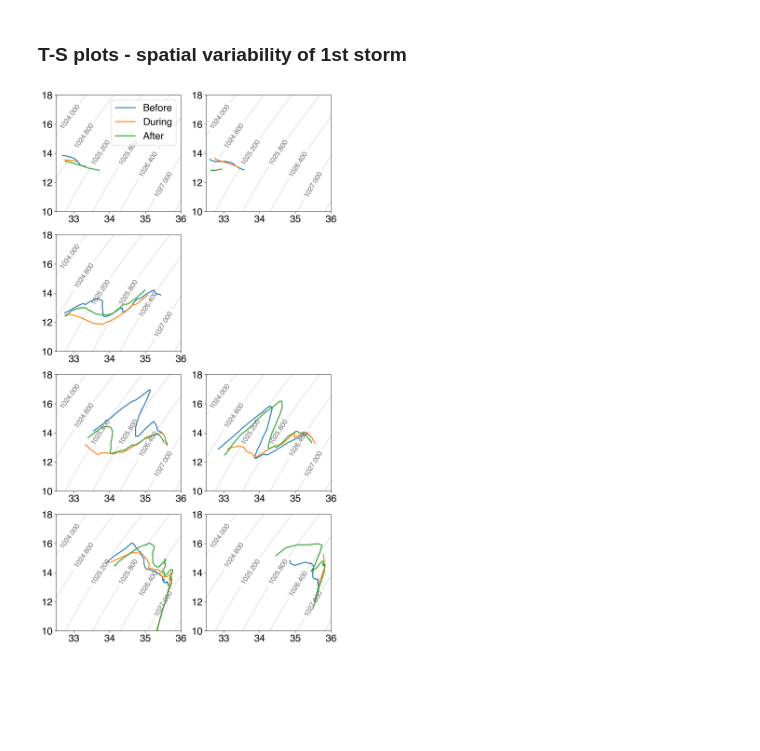
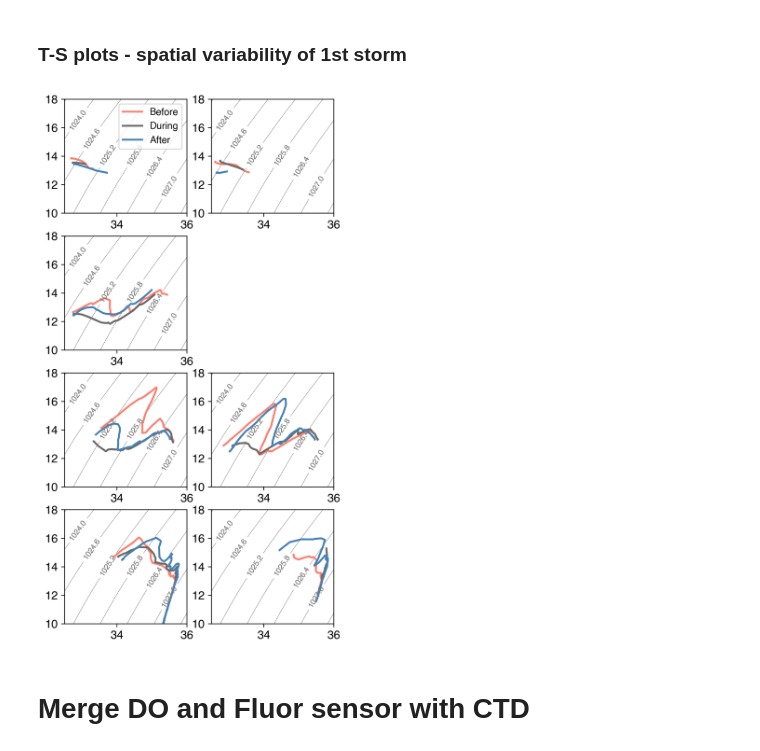
Before and after one commit to ooi-ecs/ECS-Observatory-Collaboration, a Jupyter notebook: PioneerStorms2018/analysis/ProfilerCTD_RequestsAndAnalysis.ipynb, the cells around one changed output. Saved outputs shown, nothing was run; the diff lists cells and outputs as text; code cells hidden in the pictures; blank space fills up the shorter version.

Commit message:
DO,fluor profiles

```diff
--- a/PioneerStorms2018/analysis/ProfilerCTD_RequestsAndAnalysis.ipynb
+++ b/PioneerStorms2018/analysis/ProfilerCTD_RequestsAndAnalysis.ipynb
@@ -20,11 +20,11 @@ import matplotlib as mpl
 
 Setup the data needed to make the request. This includes the specifics of the data and timeframe you would like and the necessary urls.
 # %%
-site = 'CP02PMUO' #'CP01CNPM','CP02PMCI','CP02PMCO','CP02PMUI','CP02PMUO','CP03ISPM','CP04OSPM'
+site = 'CP02PMCO' #'CP01CNPM','CP02PMCI','CP02PMCO','CP02PMUI','CP02PMUO','CP03ISPM','CP04OSPM'
 node = 'WFP01'
-instrument= '03-CTDPFK000'
+instrument= '03-CTDPFK000' # '04-FLORTK000' for fluorometer, '02-DOFSTK000' for dissolved oxygen
 method = 'telemetered'
-stream = 'ctdpf_ckl_wfp_instrument'
+stream = 'ctdpf_ckl_wfp_instrument' #'flort_sample' for fluorometer, 'dofst_k_wfp_instrument' for dissolved oxygen
 api_base_url = 'https://ooinet.oceanobservatories.org/api/m2m/12576/sensor/inv' #This is the base url for the API. This does not change.
 time='?beginDT=2018-11-12T00:00:00.000Z&endDT=2018-12-06T00:00:00.000Z' # Date period of data to request. Must be in this datestring format to be appended to url.
 
@@ -71,7 +63,7 @@ for i in x:
         x.remove(i)
 datasets = [os.path.join(tds_url, i) for i in x]
 datasets = [d.replace('\\', '/') for d in datasets]
-ds = xr.open_mfdataset(datasets)
+ds = xr.open_mfdataset(datasets,compat='override')
 ds = ds.swap_dims({'obs': 'time'}) # Swap the primary dimension
 ds = ds.chunk({'time': 100}) # Used for optimization
 ds = ds.sortby('time') # Data from different deployments can overlap so we want to sort all data by time stamp.
@@ -79,8 +71,8 @@ ds = ds.sortby('time') # Data from different deployments can overlap so we want
 ### Reformat and save the data
 Once the data is local, we can convert it into a standard 2-dimensional time indexed table using pandas, then save the data to a .csv file for future use.
 # %%
-df = ds.to_array().to_pandas().T
-df.to_csv('data/insts_Avery/'+site+'_ctd.csv')
+df = ds.to_dataframe()
+df.to_csv('../data/ProfilerCTD/'+site+'_flor.csv')
 # %% [markdown]
 # Data Analysis
 
@@ -137,16 +129,19 @@ def quickProfile(y,d): # For producing quick depth vs. variable profile figure
             ax1.set_ylabel('Depth (m)')
 
 def quickProfileComp(d,title,leg=False): # For producing quick Y vs Y plots, such as TS diagrams. see calls below for implementation.
+    colors = ['salmon','dimgrey','steelblue']
+    ct = 0
     for di in d:
         plt.axis([32.5,36,10,18])
         x = np.linspace(32.5, 36, 50)
         y = np.linspace(10, 18, 50)
         X, Y = np.meshgrid(x, y)
         contours = plt.contour(X, Y, sw.eos80.dens0(X, Y), colors='grey');
-        plt.clabel(contours, inline=True, fontsize=14)
-        plt.plot(di[list(di.keys())[0]],di[list(di.keys())[1]],linewidth=2)
+        plt.clabel(contours, inline=True, fontsize=8,fmt='%1.1f')
+        plt.plot(di[list(di.keys())[0]],di[list(di.keys())[1]],linewidth=2, color=colors[ct])
+        ct+=1
         if leg:
-            plt.legend(['Before','During','After'],loc='upper right')
+            plt.legend(['Before','During','After'],loc='upper right',fontsize=10)
         #plt.title(title)
 # %% [markdown]
 One additional data ask that was done to shrink the files was to remove all of the internal log numbers and unnecessary time stamps in each of the csv files and rewrite them. This only needs to be done once, and it will speed up future operations on reading the dataframes:
@@ -368,9 +357,9 @@ dfStats
 # %% [markdown]
 ### T-S plots - spatial variability of 1st storm
 # %%
-mpl.rcParams['lines.linewidth'] = .2
-mpl.rcParams['font.size'] = 20
-fig = plt.figure(figsize=(10,20),dpi = 300)
+mpl.rcParams['lines.linewidth'] = .3
+mpl.rcParams['font.size'] = 12
+fig = plt.figure(figsize=(5,10),dpi = 300)
 site = 'CP03ISPM'
 dfCTD = readDf('../data/ProfilerCTD/'+site+'_ctd.csv')
 x,y,d0=profilerGird(dfCTD, dfCTD.depth, [dfCTD.columns[0],dfCTD.columns[3]],1, '2018-11-14 16:00:00',end='2018-11-14 19:01:00',hour=1,combine=True)
@@ -401,31 +390,33 @@ x,y,d0=profilerGird(dfCTD, dfCTD.depth, [dfCTD.columns[0],dfCTD.columns[3]],1, '
 x,y,d1=profilerGird(dfCTD, dfCTD.depth, [dfCTD.columns[0],dfCTD.columns[3]],1, '2018-11-16 16:00:00',end='2018-11-16 19:01:00',hour=1,combine=True)
 x,y,d2=profilerGird(dfCTD, dfCTD.depth, [dfCTD.columns[0],dfCTD.columns[3]],1, '2018-11-18 16:00:00',end='2018-11-18 19:01:00',hour=1,combine=True)
 plt.subplot(425)
 quickProfileComp([d0,d1,d2],'Central Offshore')
 
 site = 'CP01CNPM'
 dfCTD = readDf('../data/ProfilerCTD/'+site+'_ctd.csv')
 x,y,d0=profilerGird(dfCTD, dfCTD.depth, [dfCTD.columns[0],dfCTD.columns[3]],1, '2018-11-14 16:00:00',end='2018-11-14 19:01:00',hour=1,combine=True)
 x,y,d1=profilerGird(dfCTD, dfCTD.depth, [dfCTD.columns[0],dfCTD.columns[3]],1, '2018-11-16 16:00:00',end='2018-11-16 19:01:00',hour=1,combine=True)
 x,y,d2=profilerGird(dfCTD, dfCTD.depth, [dfCTD.columns[0],dfCTD.columns[3]],1, '2018-11-18 16:00:00',end='2018-11-18 19:01:00',hour=1,combine=True)
 plt.subplot(426)
 quickProfileComp([d0,d1,d2],'Central')
 
 site = 'CP04OSPM'
 dfCTD = readDf('../data/ProfilerCTD/'+site+'_ctd.csv')
 x,y,d0=profilerGird(dfCTD, dfCTD.depth, [dfCTD.columns[0],dfCTD.columns[3]],1, '2018-11-14 16:00:00',end='2018-11-14 19:01:00',hour=1,combine=True)
 x,y,d1=profilerGird(dfCTD, dfCTD.depth, [dfCTD.columns[0],dfCTD.columns[3]],1, '2018-11-16 16:00:00',end='2018-11-16 19:01:00',hour=1,combine=True)
 x,y,d2=profilerGird(dfCTD, dfCTD.depth, [dfCTD.columns[0],dfCTD.columns[3]],1, '2018-11-18 16:00:00',end='2018-11-18 19:01:00',hour=1,combine=True)
 plt.subplot(427)
 quickProfileComp([d0,d1,d2],'Offshore')
 
 site = 'CP02PMUO'
 dfCTD = readDf('../data/ProfilerCTD/'+site+'_ctd.csv')
 x,y,d0=profilerGird(dfCTD, dfCTD.depth, [dfCTD.columns[0],dfCTD.columns[3]],1, '2018-11-14 16:00:00',end='2018-11-14 19:01:00',hour=1,combine=True)
 x,y,d1=profilerGird(dfCTD, dfCTD.depth, [dfCTD.columns[0],dfCTD.columns[3]],1, '2018-11-16 16:00:00',end='2018-11-16 19:01:00',hour=1,combine=True)
 x,y,d2=profilerGird(dfCTD, dfCTD.depth, [dfCTD.columns[0],dfCTD.columns[3]],1, '2018-11-18 16:00:00',end='2018-11-18 19:01:00',hour=1,combine=True)
 plt.subplot(428)
 quickProfileComp([d0,d1,d2],'Upstream Offshore')
 #plt.subplots_adjust(hspace=0.3)
 # %% [output]
-[figure, old version]
+[figure, new version]
+# %% [markdown]
+# Merge DO and Fluor sensor with CTD
```
Also changed, not shown: parts of 8 cells of this notebook, 4 other files.
